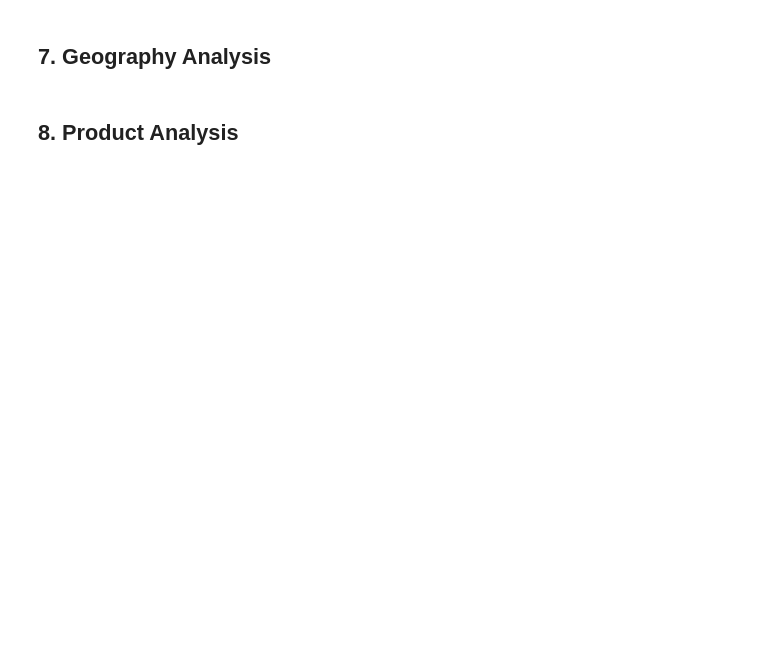
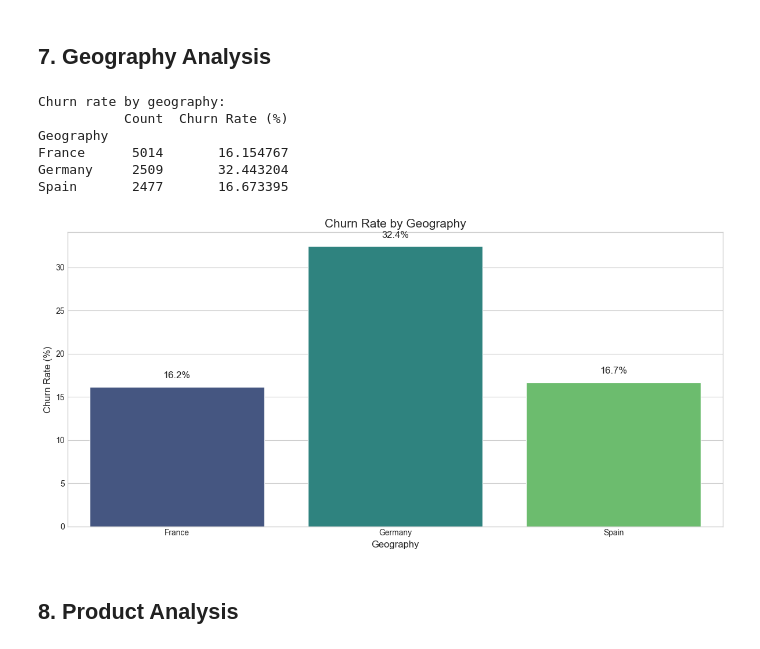
Before and after one commit to SergioDreamer/financial-customer-churn-prediction, a Jupyter notebook: notebooks/02_exploratory_data_analysis.ipynb, the cells around one changed output. Cells and saved outputs as stored; diff of their text form; code cells hidden in the pictures; blank space fills up the shorter version.

```diff
--- a/notebooks/02_exploratory_data_analysis.ipynb
+++ b/notebooks/02_exploratory_data_analysis.ipynb
@@ -247,26 +377,34 @@ plt.show()
 # %%
 # Calculate churn rate by geography
 geography_churn = df_cleaned.groupby('Geography')['Exited'].agg(['count', 'mean'])
 geography_churn['mean'] = geography_churn['mean'] * 100  # Convert to percentage
 geography_churn.columns = ['Count', 'Churn Rate (%)']  # Rename columns
 
 print("Churn rate by geography:")
 print(geography_churn)
 
 # Visualize churn rate by geography
 plt.figure(figsize=(12, 6))
-ax = sns.barplot(x=geography_churn.index, y='Churn Rate (%)', data=geography_churn, palette='viridis')
+ax = sns.barplot(x=geography_churn.index, y='Churn Rate (%)', data=geography_churn, hue=geography_churn.index, palette='viridis', legend=False)
 plt.title('Churn Rate by Geography', fontsize=15)
 plt.xlabel('Geography', fontsize=12)
 plt.ylabel('Churn Rate (%)', fontsize=12)
 
 # Add value labels
 for i, v in enumerate(geography_churn['Churn Rate (%)']):
     ax.text(i, v + 1, f"{v:.1f}%", ha='center', fontsize=12)
 
 plt.tight_layout()
 plt.savefig('../docs/plots/churn_by_geography.png', dpi=300, bbox_inches='tight')
 plt.show()
+# %% [output]
+Churn rate by geography:
+           Count  Churn Rate (%)
+Geography
+France      5014       16.154767
+Germany     2509       32.443204
+Spain       2477       16.673395
+[figure, added]
 # %% [markdown]
 ## 8. Product Analysis
 # %%
```
Also changed, not shown: parts of 26 cells of this notebook, 6 other files.
